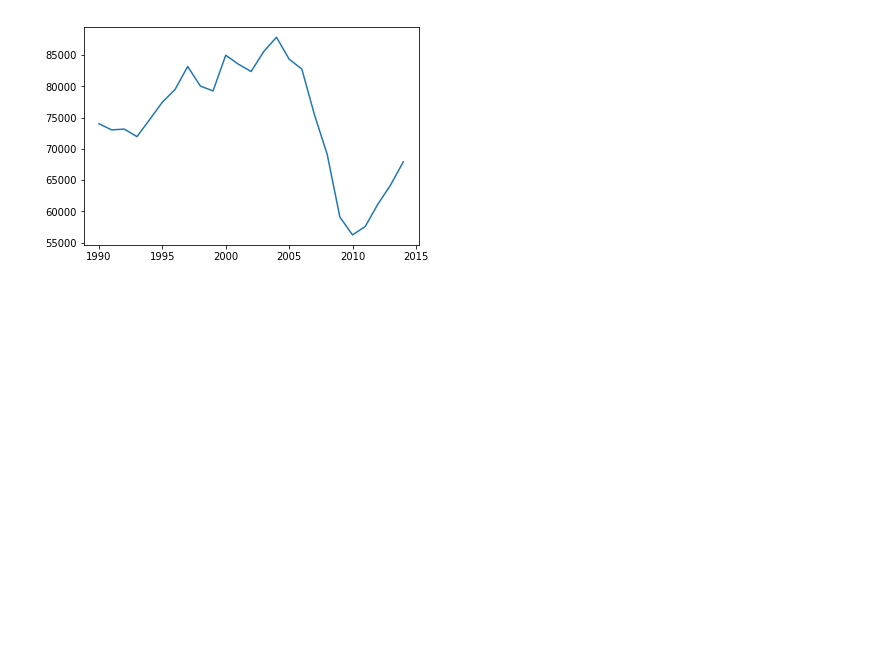
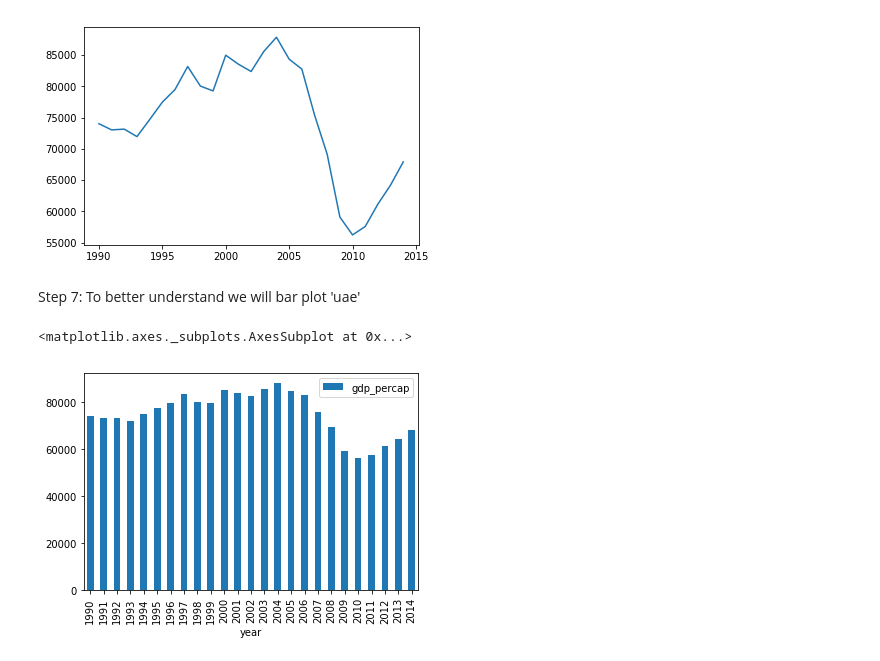
Before and after one commit to lohitpant/DataScienceProjects, a Jupyter notebook: Highest_GDP_per_Capita/Highest_GDP_per_capita.ipynb, the cells around one changed output. Saved outputs shown, nothing was run; the diff lists cells and outputs as text; code cells hidden in the pictures; blank space fills up the shorter version.

Commit message:
Added new plots

```diff
--- a/Highest_GDP_per_Capita/Highest_GDP_per_capita.ipynb
+++ b/Highest_GDP_per_Capita/Highest_GDP_per_capita.ipynb
@@ -99,3 +99,10 @@ axis=set_xlabel='Year'
 axis=set_ylabel='GDP Per Capita'
 # %% [output]
 [figure]
+# %% [markdown]
+Step 7: To better understand we will bar plot 'uae'
+# %%
+uae.plot.bar(x='year', y='gdp_percap')
+# %% [output]
+<matplotlib.axes._subplots.AxesSubplot at 0x...>
+[figure, added]
```
Also changed, not shown: parts of 5 cells of this notebook.
